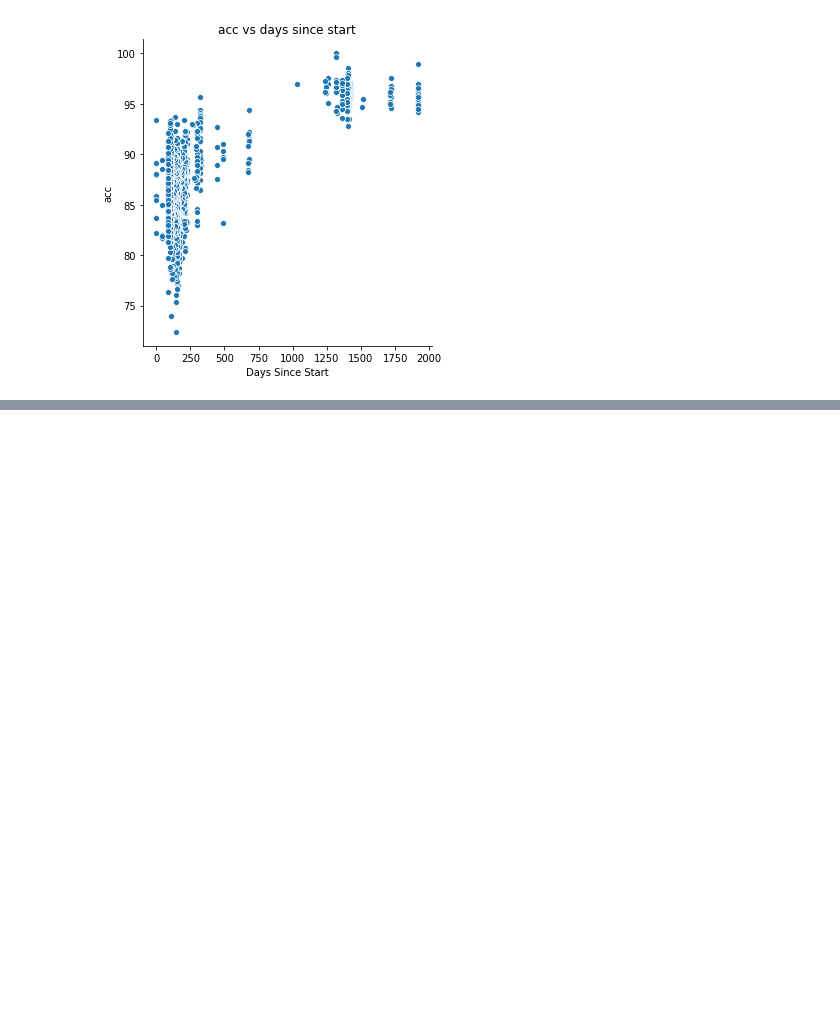
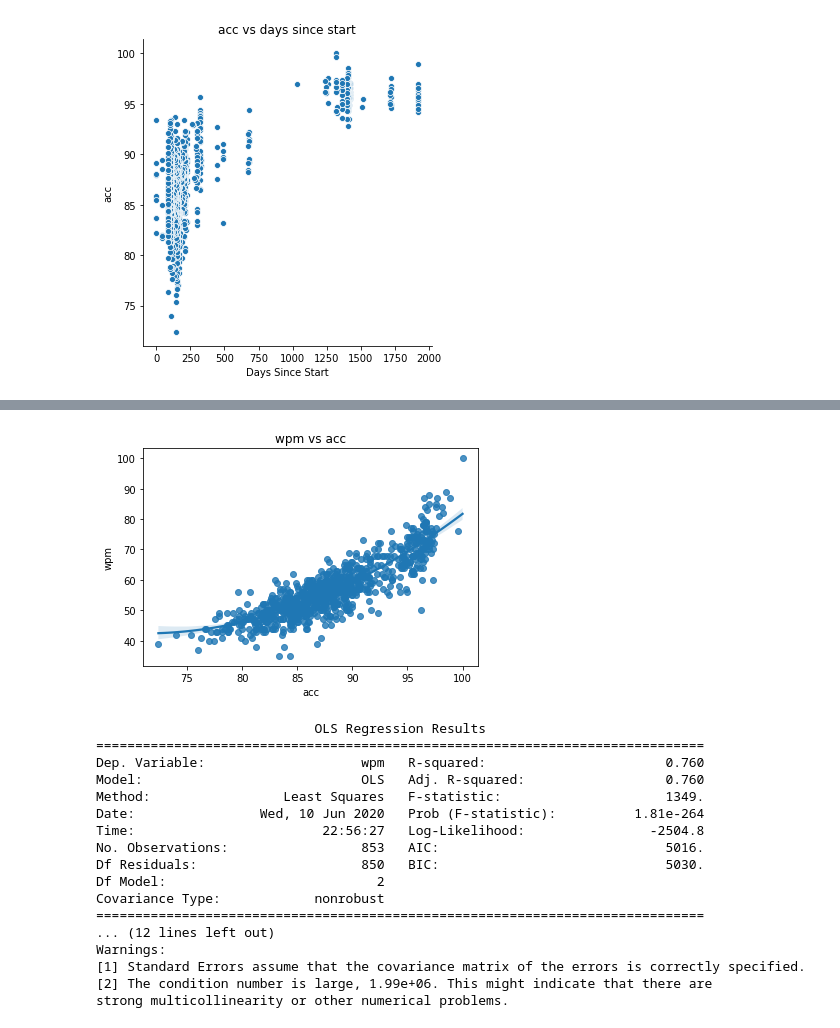
Before and after one commit to AndrewLaird/TypeRacerScrapeAndAnalyze-, a Jupyter notebook: Data Exploration.ipynb, the cells around one changed output, grey strips where cells are left out. Drawn from its saved outputs; the diff is of its cells as text; code cells hidden in the pictures; blank space fills up the shorter version.

```diff
--- a/Data Exploration.ipynb
+++ b/Data Exploration.ipynb
@@ -101,0 +105,29 @@ Warnings:
+# %%
+linear_plot = sns.regplot(x='acc',y='wpm',order=2,data=df)
+plt.title("wpm vs acc")
+plt.show()
+
+polynomial_features= PolynomialFeatures(degree=2)
+acc_poly = polynomial_features.fit_transform(np.array(df['acc']).reshape(-1,1))
+model = sm.OLS(df['wpm'],acc_poly)
+fit_model = model.fit()
+print(fit_model.summary())
+# %% [output]
+[figure, added]
+                            OLS Regression Results
+==============================================================================
+Dep. Variable:                    wpm   R-squared:                       0.760
+Model:                            OLS   Adj. R-squared:                  0.760
+Method:                 Least Squares   F-statistic:                     1349.
+Date:                Wed, 10 Jun 2020   Prob (F-statistic):          1.81e-264
+Time:                        22:56:27   Log-Likelihood:                -2504.8
+No. Observations:                 853   AIC:                             5016.
+Df Residuals:                     850   BIC:                             5030.
+Df Model:                           2
+Covariance Type:            nonrobust
+==============================================================================
+... (12 lines left out)
+Warnings:
+[1] Standard Errors assume that the covariance matrix of the errors is correctly specified.
+[2] The condition number is large, 1.99e+06. This might indicate that there are
+strong multicollinearity or other numerical problems.
```
Also changed, not shown: parts of 6 cells of this notebook, 7 other files.
